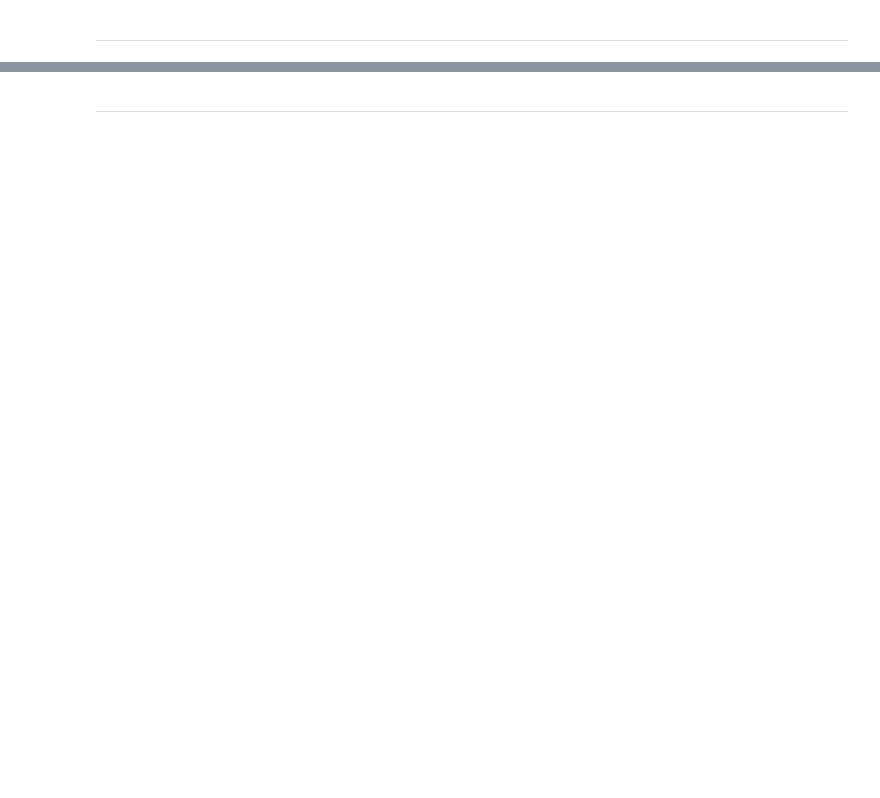
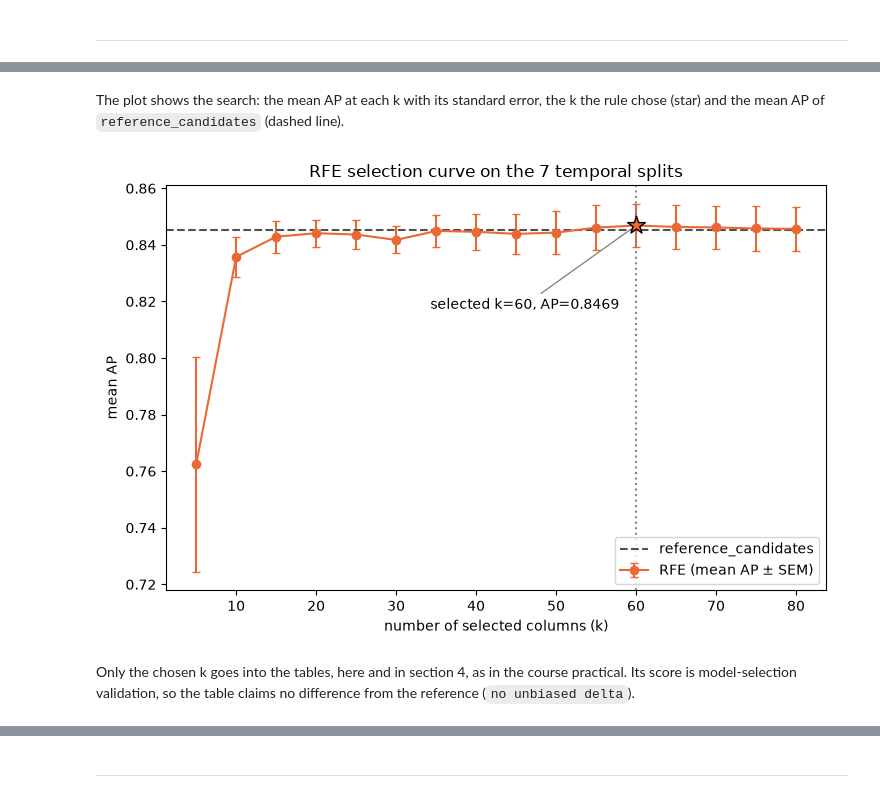
Before and after one commit to Diogosousa03/ML_Grupo18, a Jupyter notebook: notebooks/3_Feature_selection/1_Feature_selection.ipynb, the cells around one changed output, grey strips where cells are left out. Saved outputs shown, nothing was run; the diff lists cells and outputs as text; code cells hidden in the pictures; blank space fills up the shorter version.

Commit message:
Feature selection merged with the team's changes

```diff
--- a/notebooks/3_Feature_selection/1_Feature_selection.ipynb
+++ b/notebooks/3_Feature_selection/1_Feature_selection.ipynb
@@ -155,5 +173,6 @@ with random_noise: 195 columns | AP 0.8415 | F1 0.7335
 categorical = without_ids
 frame = train_clientes[numeric + categorical + [target]]
 recipe = make_recipe(numeric, categorical)
-reference_candidates = evaluate_selector(frame, time_splits, recipe, "reference_candidates")
+reference_candidates = held_out_ap(frame, time_splits, recipe)
+results_table({"reference_candidates": reference_candidates})
 # %% [output]
@@ -301,10 +391,9 @@ print(pd.DataFrame(table).round(4).to_string(index=False, na_rep=""))
 # %%
-kbest_runs = {}
-for k in (10, 20, 50):
-    kbest_runs[k] = evaluate_selector(frame, time_splits, recipe, f"SelectKBest(k={k})",
-                                      select=lambda: SelectKBest(f_classif, k=k),
-                                      reference=reference_candidates)
+kbest_runs = {k: held_out_ap(frame, time_splits, recipe, select=lambda: SelectKBest(f_classif, k=k))
+              for k in (10, 20, 50)}
+display(results_table({f"SelectKBest(k={k})": run for k, run in kbest_runs.items()},
+                      reference=reference_candidates))
 
 # Columns k=10 kept in every split
-print(stable_columns(kbest_runs[10]))
+stable_table(kbest_runs[10])
 # %% [output]
@@ -424,0 +761,25 @@ RFE(k=50): 50 columns | AP 0.8443 | F1 0.7435
+# %% [markdown]
+The plot shows the search: the mean AP at each k with its standard error, the k the rule chose (star) and the mean AP of `reference_candidates` (dashed line).
+# %%
+selected_point = rfe_curve.loc[rfe_curve["selected"]].iloc[0]
+fig, ax = plt.subplots(figsize=(7.5, 5))
+ax.errorbar(rfe_curve["k"], rfe_curve["mean AP"], yerr=rfe_curve["AP SEM"],
+            marker="o", capsize=3, color="#eb6834", label="RFE (mean AP ± SEM)")
+ax.axhline(reference_candidates["AP"].mean(), color="#52514e", linestyle="--", linewidth=1.5,
+           label="reference_candidates")
+ax.axvline(chosen_k, color="#898781", linestyle=":", linewidth=1.5)
+ax.scatter([chosen_k], [selected_point["mean AP"]], marker="*", s=180,
+           color="#eb6834", edgecolor="black", zorder=5)
+ax.annotate(f"selected k={chosen_k}, AP={selected_point['mean AP']:.4f}",
+            xy=(chosen_k, selected_point["mean AP"]), xytext=(-12, -60), textcoords="offset points",
+            ha="right", arrowprops={"arrowstyle": "-", "color": "#898781"})
+ax.set_xlabel("number of selected columns (k)")
+ax.set_ylabel("mean AP")
+ax.set_title("RFE selection curve on the 7 temporal splits")
+ax.legend(loc="lower right")
+fig.tight_layout()
+plt.show()
+# %% [output]
+[figure, added]
+# %% [markdown]
+Only the chosen k goes into the tables, here and in section 4, as in the course practical. Its score is model-selection validation, so the table claims no difference from the reference (`no unbiased delta`).
```
Also changed, not shown: parts of 89 cells of this notebook, 10 other files.
